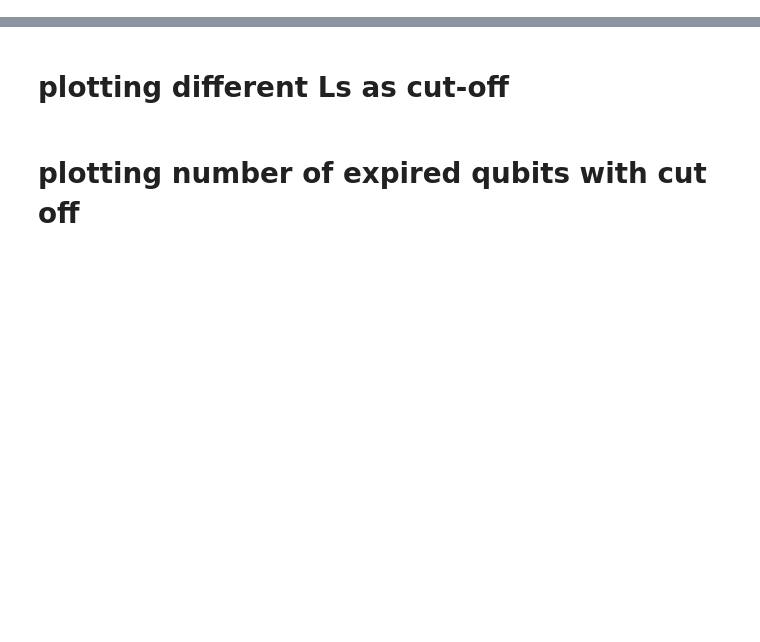
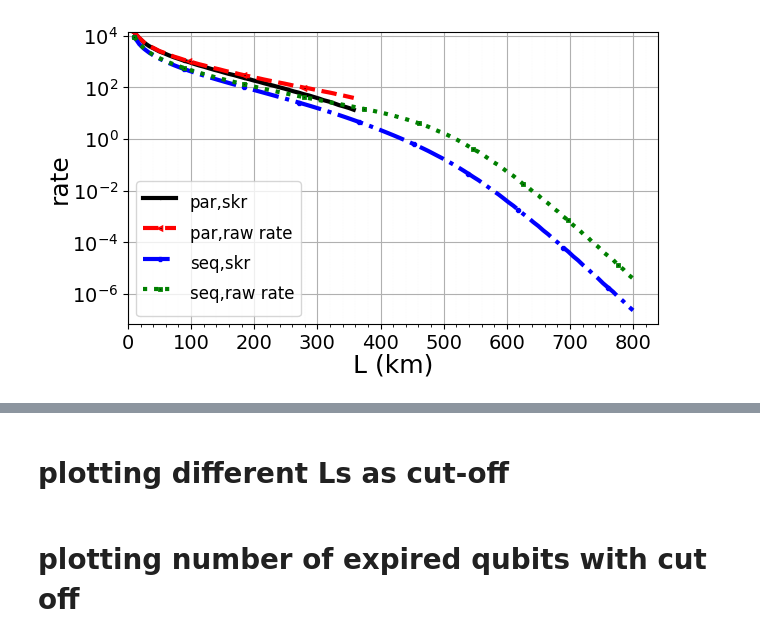
Before and after one commit to pooryousefshahrooz/repeater_chains, a Jupyter notebook: plotting/parsing_and_plotting.ipynb, the cells around one changed output, grey strips where cells are left out. Drawn from its saved outputs; the diff is of its cells as text; code cells hidden in the pictures; blank space fills up the shorter version.

Commit message:
plotting functions

```diff
--- a/plotting/parsing_and_plotting.ipynb
+++ b/plotting/parsing_and_plotting.ipynb
@@ -44,0 +477,65 @@ def h(p_list):
+# %%
+L0_list = np.linspace(10,800,101)
+selected_values = []
+each_scheme_L_values ={}
+for i, L0 in enumerate(L0_list):
+    raw_rate,SKR = get_secret_key_rate("equal",0.05,0.1,L0,5)
+    try:
+        each_scheme_L_values["seq,raw rate"][L0] =  raw_rate
+    except:
+        each_scheme_L_values["seq,raw rate"] ={}
+        each_scheme_L_values["seq,raw rate"][L0] =  raw_rate
+    try:
+        each_scheme_L_values["seq,skr"][L0] =  SKR
+    except:
+        each_scheme_L_values["seq,skr"] ={}
+        each_scheme_L_values["seq,skr"][L0] =  SKR
+    selected_values.append(raw_rate)
+    selected_values.append(SKR)
+
+with open("../results/equal_distance_repeater_placement_as_distance.csv", "r") as f:
+    reader = csv.reader( (line.replace('\0','') for line in f) )
+    for line in reader:
+        scheme = line[0]
+        exp_class_com = line[1]
+        having_cut_off = line[2]
+        R = int(line[3])
+        length =float(line[4])
+        L = (float(line[14]))
+        try:
+            cut_off = float(line[4])/1000
+        except:
+            cut_off = "False"
+        e2e_rate = float(line[7])
+        gen_delay = line[10]
+        skr = float(line[11])
+        avg_F = float(line[26])
+        R = int(line[3])
+        coherence_time = float(line[27])
+        if  ( R in [5] and having_cut_off in ["True"]  and
+             exp_class_com in ["True"] and avg_F !=0.0 and scheme =="parallel"):
+            # print("passed")
+            try:
+                each_scheme_L_values["par,raw rate"][L] =  e2e_rate
+            except:
+                each_scheme_L_values["par,raw rate"] ={}
+                each_scheme_L_values["par,raw rate"][L] =  e2e_rate
+            try:
+                each_scheme_L_values["par,skr"][L] =  skr
+            except:
+                each_scheme_L_values["par,skr"] ={}
+                each_scheme_L_values["par,skr"][L] =  skr
+        selected_values.append(e2e_rate)
+        selected_values.append(skr)
+
+selected_scheme_keys = ["par,skr","par,raw rate","seq,skr","seq,raw rate"]
+ploting_simple_y_as_x("L (km)","rate",
+                        18, 18, 14,
+                      14, 0, 0,
+                      0,0,False,[],max(selected_values),
+                      list(selected_scheme_keys),
+                      each_scheme_L_values,
+                      L0_list,L0_list,
+                      True,True,True,1,12,
+                      "plots/repeater_chains_rate_as_L.pdf",True,2,6.4,3.8,False)
+# %% [output]
@@ -44,0 +559 @@ def h(p_list):
+[figure, added]
```
Also changed, not shown: parts of 29 cells of this notebook, 6 other files.
